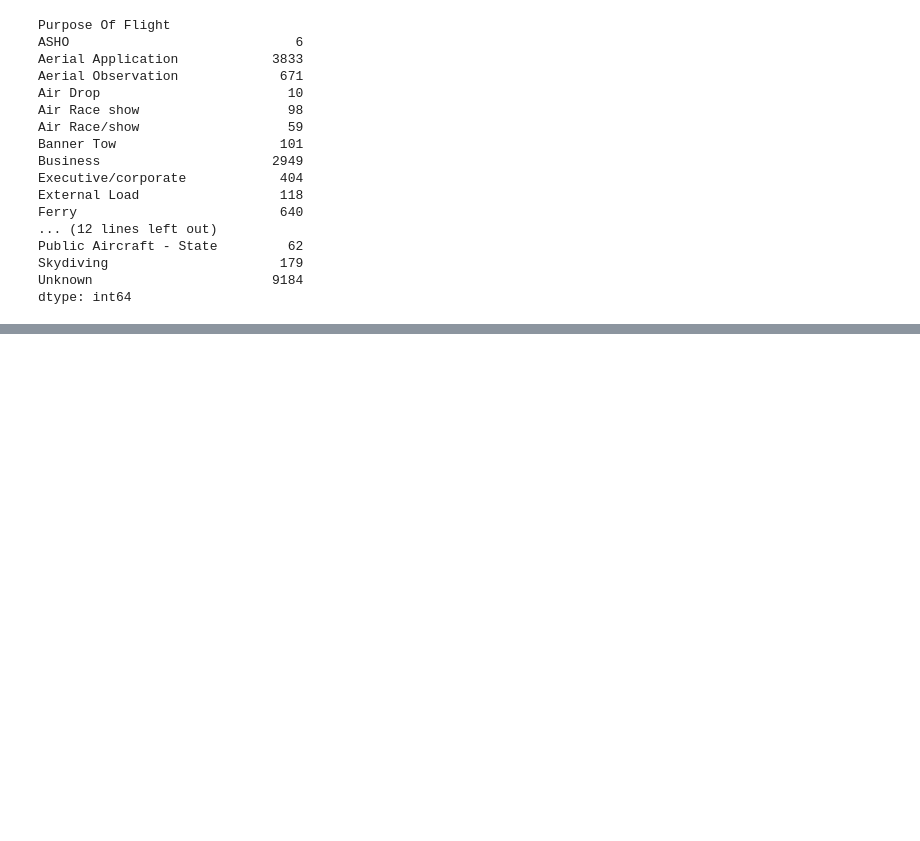
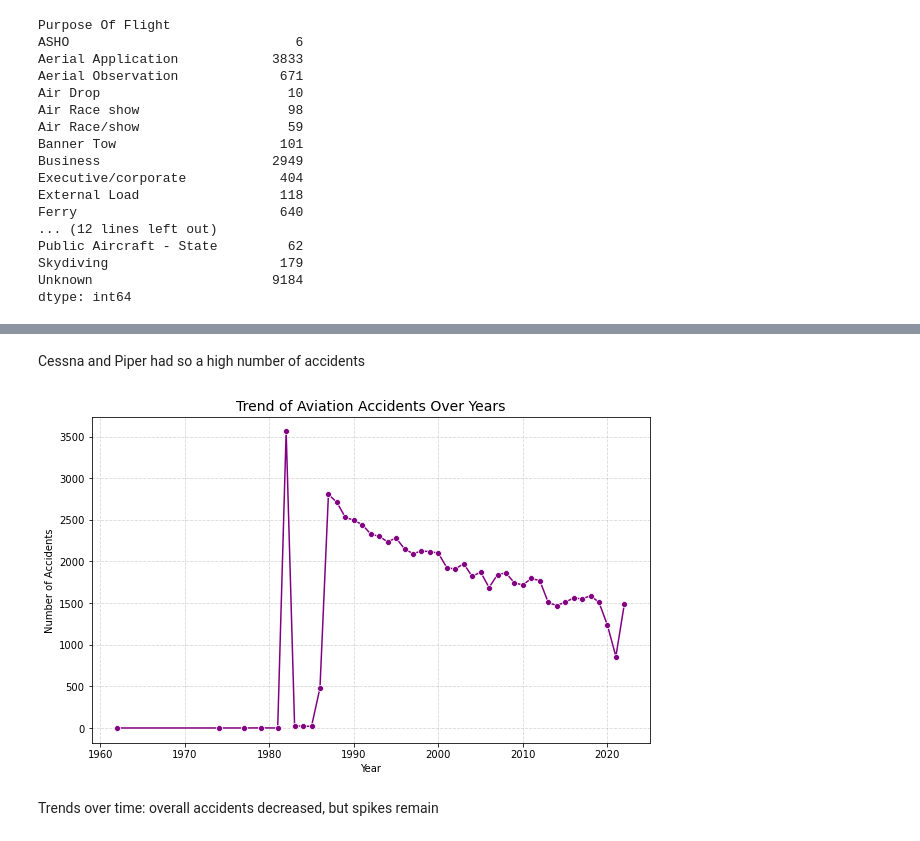
Before and after one commit to edgarowuor-tech/Phase1.Project, a Jupyter notebook: project1.ipynb, the cells around one changed output, grey strips where cells are left out. Saved outputs shown, nothing was run; the diff lists cells and outputs as text; code cells hidden in the pictures; blank space fills up the shorter version.

```diff
--- a/project1.ipynb
+++ b/project1.ipynb
@@ -528,0 +582,18 @@ dtype: int64
+# %% [markdown]
+Cessna and Piper had so a high number of accidents
+# %%
+# Group by Year
+year = aviation_df.groupby(aviation_df["Event Date"].dt.year).size().reset_index(name="Accidents")
+
+# Plot trend
+plt.figure(figsize=(10,6))
+sns.lineplot(data=year, x="Event Date", y="Accidents", marker="o", color="purple")
+plt.title("Trend of Aviation Accidents Over Years", fontsize=14)
+plt.xlabel("Year")
+plt.ylabel("Number of Accidents")
+plt.grid(True, linestyle="--", alpha=0.5)
+plt.show()
+# %% [output]
+[figure, added]
+# %% [markdown]
+Trends over time: overall accidents decreased, but spikes remain
```
Also changed, not shown: parts of 12 cells of this notebook.
